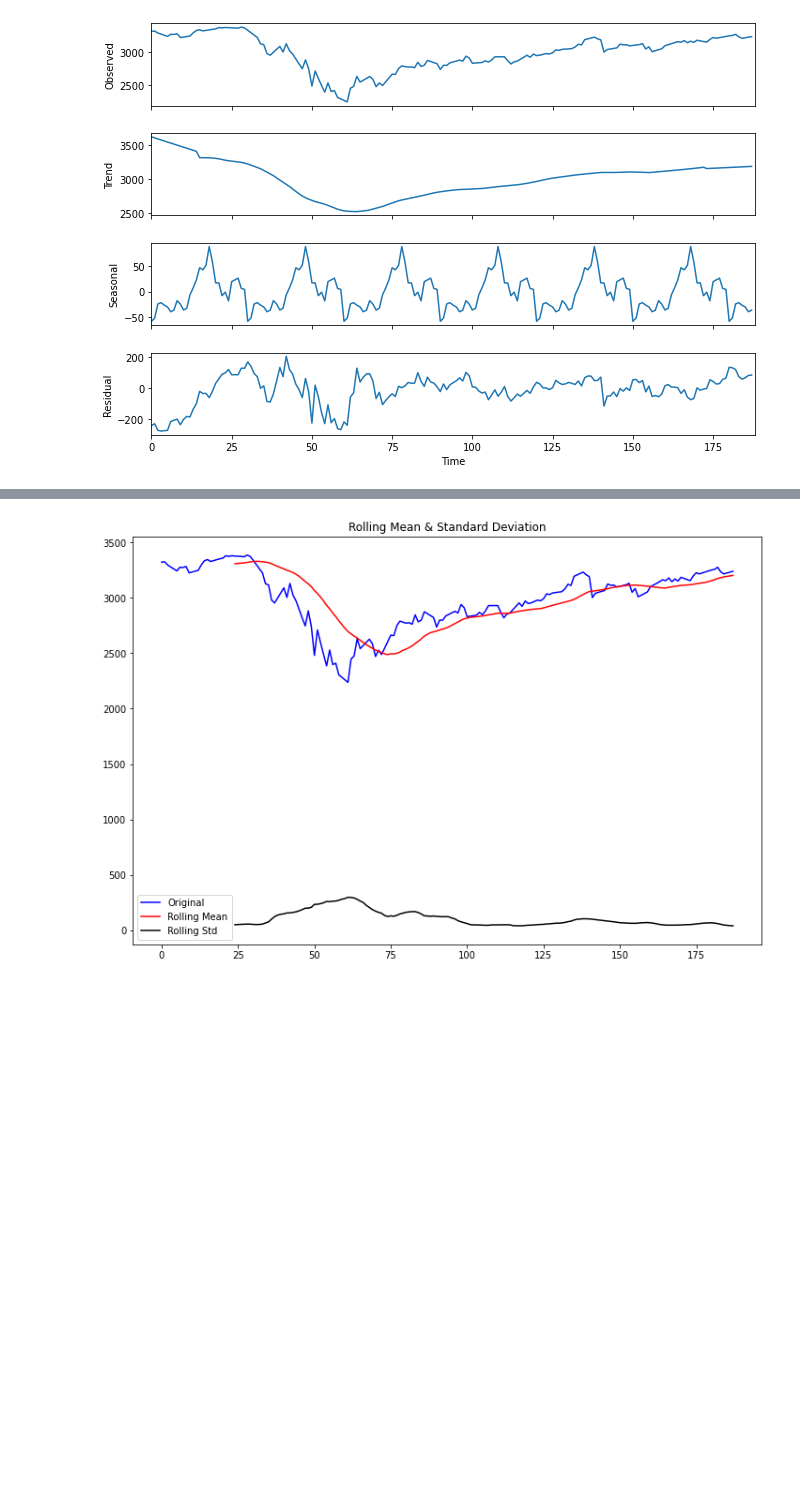
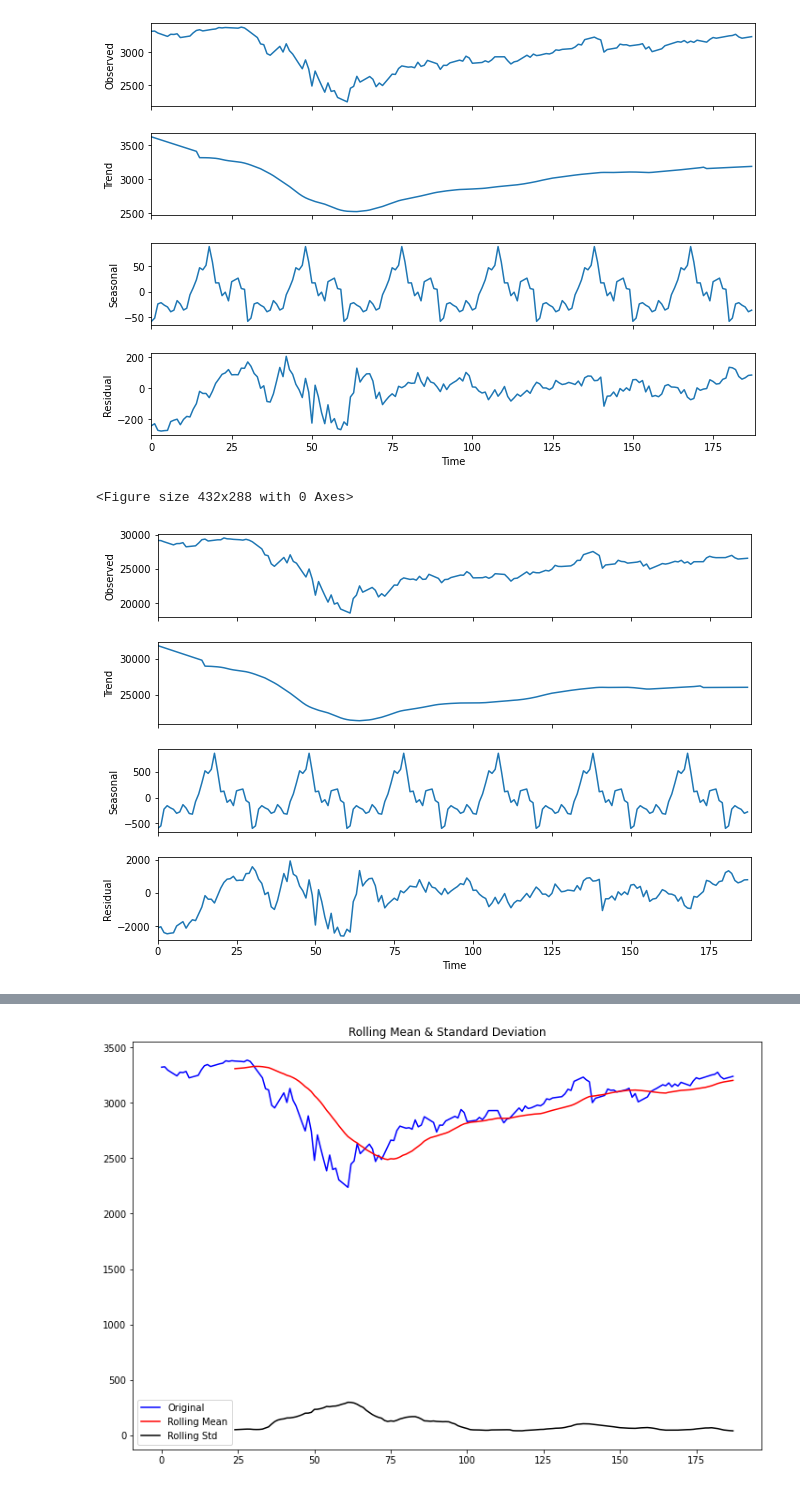
Before and after one commit to gandhimonil9823/Covid_Stock_Analysis, a Jupyter notebook: Covid_Stock.ipynb, the cells around one changed output, grey strips where cells are left out. Saved outputs shown, nothing was run; the diff lists cells and outputs as text; code cells hidden in the pictures; blank space fills up the shorter version.

```diff
--- a/Covid_Stock.ipynb
+++ b/Covid_Stock.ipynb
@@ -404,3 +447,12 @@ fig.set_size_inches(10, 7)
 # %% [output]
 <Figure size 432x288 with 0 Axes>
 [figure]
+# %%
+result = seasonal_decompose(df_dji_covid.values, model='additive', freq=30, extrapolate_trend='freq')
+
+fig = plt.figure()
+fig = result.plot()
+fig.set_size_inches(10, 7)
+# %% [output]
+<Figure size 432x288 with 0 Axes>
+[figure, added]
```
Also changed, not shown: parts of 43 cells of this notebook.
